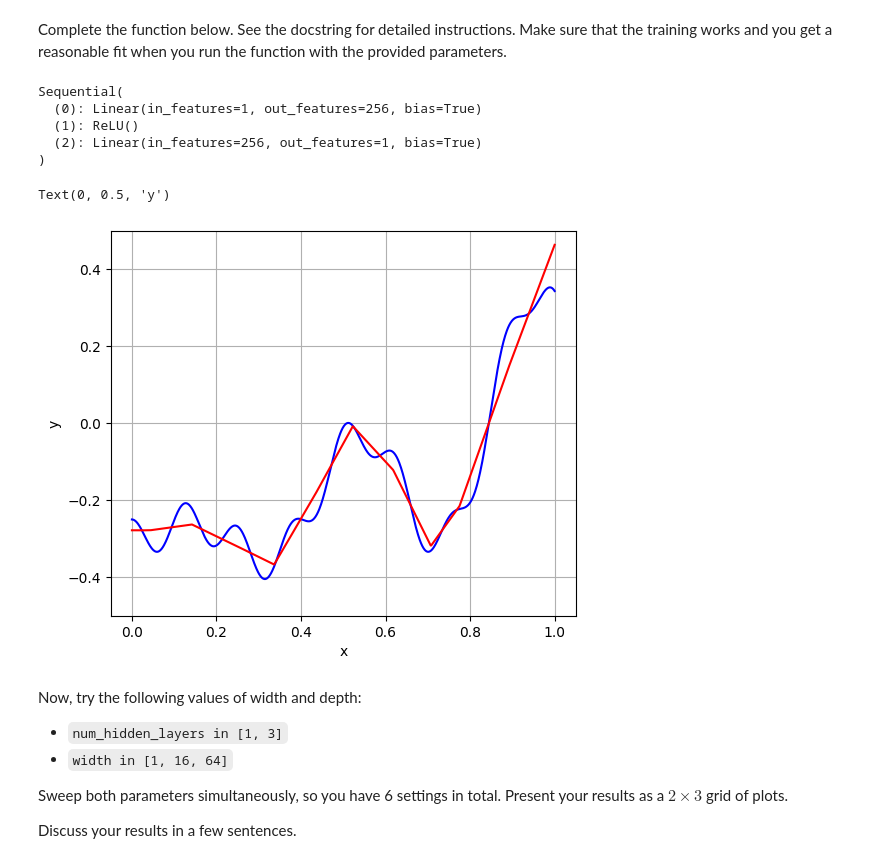
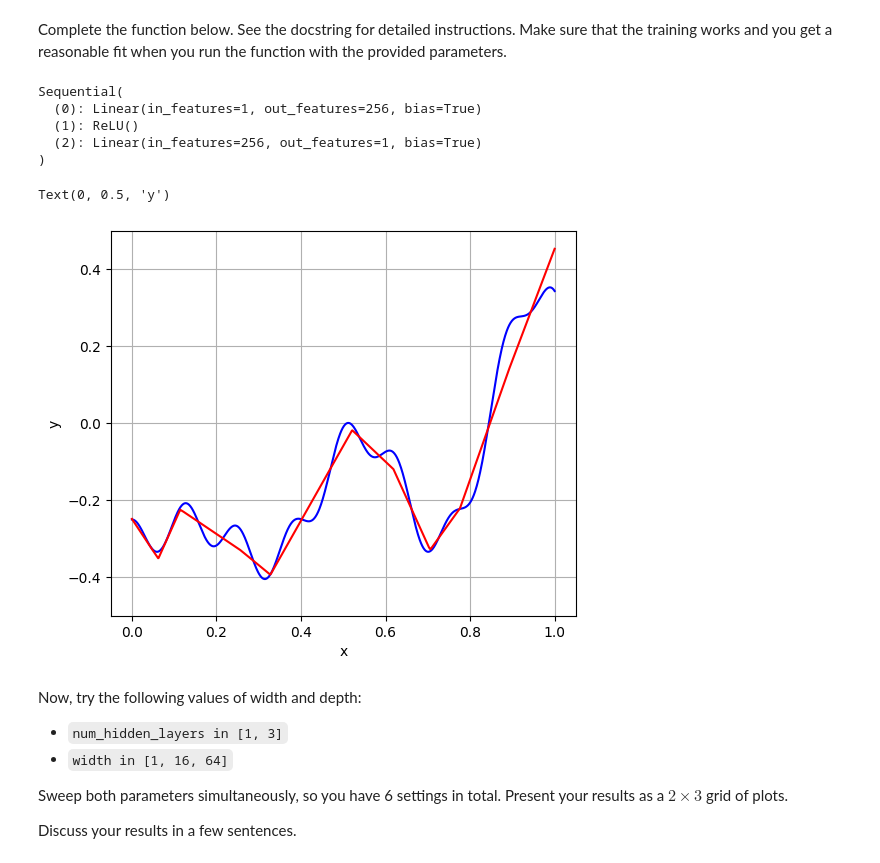
Before and after one commit to pranavich18/ML_Labs, a Jupyter notebook: lab4_mlp.ipynb, the cells around one changed output. Drawn from its saved outputs; the diff is of its cells as text; code cells hidden in the pictures.

```diff
--- a/lab4_mlp.ipynb
+++ b/lab4_mlp.ipynb
@@ -116,44 +116,37 @@ def train_model(
 
   loss_func = nn.MSELoss()
 
-  if x.ndim == 1:
-    x = x.unsqueeze(1)
-  if y.ndim == 1:
-    y = y.unsqueeze(1)
-
   for epoch in range(epochs):
+      pred = model(x)
+      loss = loss_func(pred.squeeze(1), y)
       optimizer.zero_grad()
-
-      pred = model(x)
-      loss = loss_func(pred, y)
-
       loss.backward()
       optimizer.step()
 
   model.eval()
   final_pred = model(x).squeeze().detach()
   return model, final_pred
 
 
 _, y_pred = train_model(x[:, None], fs, width=256, num_hidden_layers=1)
 
 
 _, ax = plt.subplots(1, 1, figsize=(6, 5))
 
 ax.plot(x, fs, "-b")
 ax.plot(x, y_pred, "-r")
 ax.grid()
 ax.set_ylim([-0.5, 0.5])
 ax.set_xlabel("x")
 ax.set_ylabel("y")
 # %% [output]
 Sequential(
   (0): Linear(in_features=1, out_features=256, bias=True)
   (1): ReLU()
   (2): Linear(in_features=256, out_features=1, bias=True)
 )
 Text(0, 0.5, 'y')
-[figure, old version]
+[figure, new version]
 # %% [markdown]
 Now, try the following values of width and depth:
 - `num_hidden_layers in [1, 3]`
```
Also changed, not shown: parts of 1 cell of this notebook.
